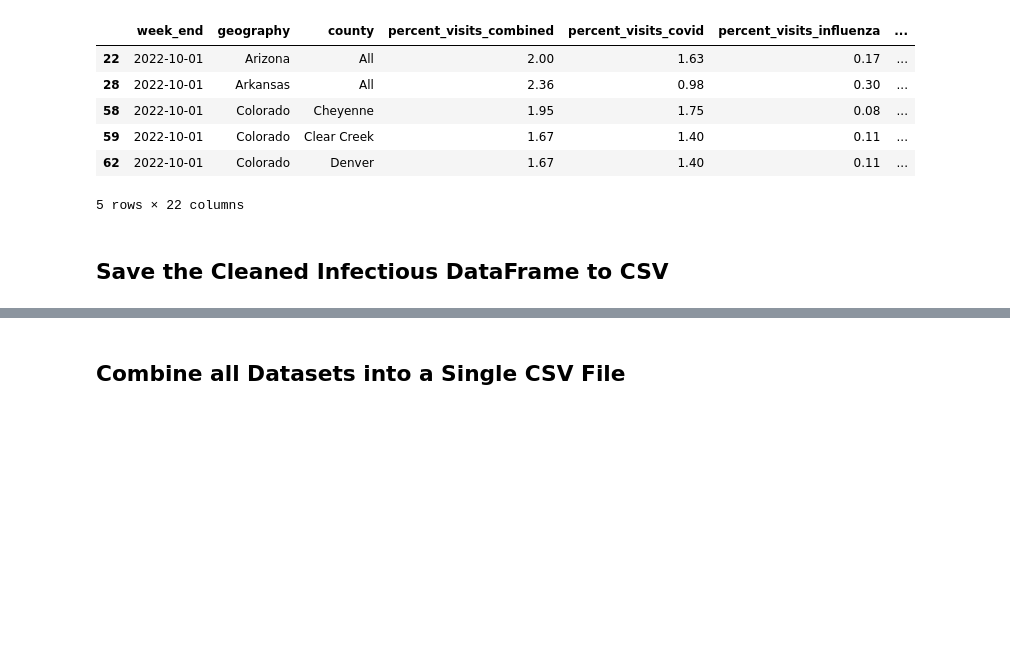
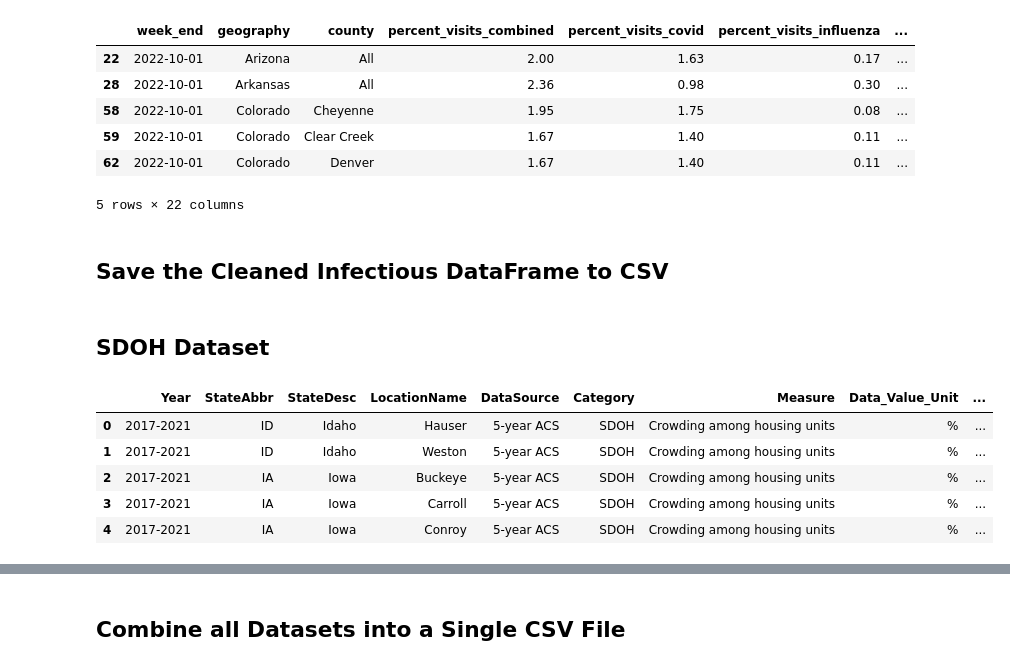
Before and after one commit to ChristopherHoward1/Public-Health-Tracker-Advisory-Chatbot, a Jupyter notebook: notebooks/EDA.ipynb, the cells around one changed output, grey strips where cells are left out. Drawn from its saved outputs; the diff is of its cells as text; code cells hidden in the pictures; blank space fills up the shorter version.

```diff
--- a/notebooks/EDA.ipynb
+++ b/notebooks/EDA.ipynb
@@ -689,3 +711,5 @@ df_cleaned.head()
 df_cleaned.to_csv('../data/infectious_disease.csv')
 # %%
 del [df_cleaned, df_copy, df, df_filtered]
+# %% [markdown]
+## SDOH Dataset
@@ -691,0 +718,9 @@ del [df_cleaned, df_copy, df, df_filtered]
+# %%
+df.head()
+# %% [output]
+|  | Year | StateAbbr | StateDesc | LocationName | DataSource | Category | Measure | Data_Value_Unit | ... |
+| 0 | 2017-2021 | ID | Idaho | Hauser | 5-year ACS | SDOH | Crowding among housing units | % | ... |
+| 1 | 2017-2021 | ID | Idaho | Weston | 5-year ACS | SDOH | Crowding among housing units | % | ... |
+| 2 | 2017-2021 | IA | Iowa | Buckeye | 5-year ACS | SDOH | Crowding among housing units | % | ... |
+| 3 | 2017-2021 | IA | Iowa | Carroll | 5-year ACS | SDOH | Crowding among housing units | % | ... |
+| 4 | 2017-2021 | IA | Iowa | Conroy | 5-year ACS | SDOH | Crowding among housing units | % | ... |
```
Also changed, not shown: parts of 21 cells of this notebook, 6 other files.
